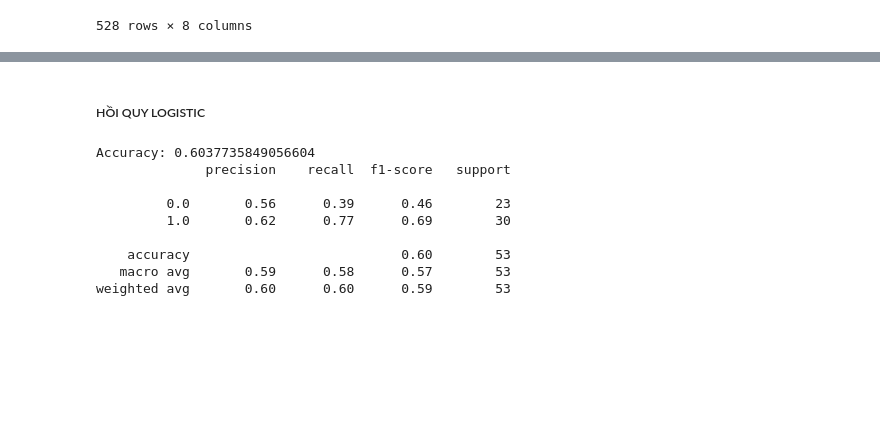
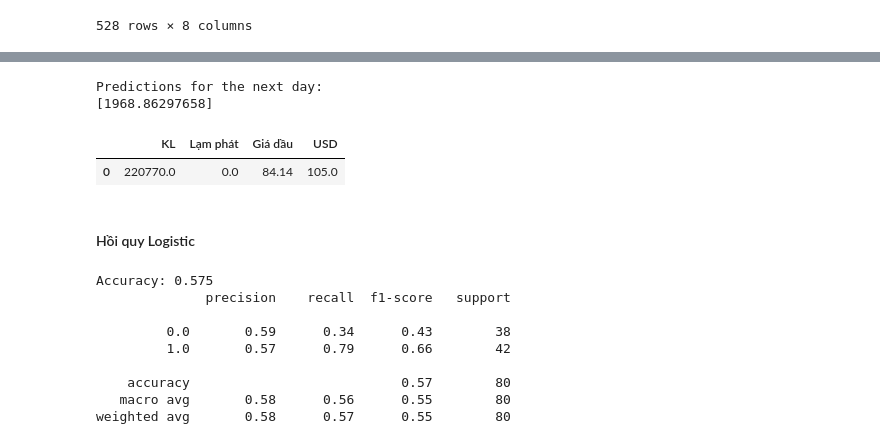
Before and after one commit to ngduylonggg/goldprice_predict, a Jupyter notebook: goldprice_prediction.ipynb, the cells around one changed output, grey strips where cells are left out. Cells and saved outputs as stored; diff of their text form; code cells hidden in the pictures; blank space fills up the shorter version.

Commit message:
long_logistic_final

```diff
--- a/goldprice_prediction.ipynb
+++ b/goldprice_prediction.ipynb
@@ -460,5 +494,43 @@ final_df
+# %%
+import pandas as pd
+from sklearn.linear_model import LinearRegression
+from sklearn.model_selection import train_test_split
+
+# Định nghĩa dữ liệu
+# Tiền xử lý dữ liệu
+# final_df['Lần cuối'] = final_df['Lần cuối'].str.replace(',', '').astype(float)
+features = final_df[['KL', 'Lạm phát',"Giá dầu","USD"]]  # Chỉ lấy các đặc trưng KL, Lạm phát
+
+# Chia dữ liệu thành tập huấn luyện và tập kiểm tra
+X_train, X_test, y_train, y_test = train_test_split(features, final_df['Lần cuối'], test_size=0.15, random_state=41)
+
+# Huấn luyện mô hình hồi quy tuyến tính
+model = LinearRegression()
+model.fit(X_train, y_train)
+
+# Tạo dữ liệu cho ngày tiếp theo (đơn giản chỉ là copy dữ liệu của ngày cuối cùng và tăng dần ngày lên)
+# last_day_data = final_df.iloc[-1][['KL', 'Lạm phát',"Giá dầu","USD"]].values.reshape(1, -1)
+# future_data = pd.DataFrame([last_day_data[0]] * 1, columns=['KL', 'Lạm phát',"Giá dầu","USD"])
+
+last_row = pd.DataFrame(final_df.tail(1))
+last_rowcolumns_to_drop = ["Lần cuối", "Ngày", "Tăng giảm","% Thay đổi"]
+last_row = last_row.drop(columns=last_rowcolumns_to_drop ,axis=1)
+# Dự đoán giá cuối cho ngày tiếp theo
+predictions = model.predict(last_row)
+
+# In ra kết quả dự đoán
+print("Predictions for the next day:")
+print(predictions)
+# %% [output]
+Predictions for the next day:
+[1968.86297658]
+# %%
+last_row
+# %% [output]
+|  | KL | Lạm phát | Giá dầu | USD |
+| 0 | 220770.0 | 0.0 | 84.14 | 105.0 |
 # %% [markdown]
-##### HỒI QUY LOGISTIC
+#### Hồi quy Logistic
 # %%
 from sklearn.model_selection import train_test_split
 from sklearn.linear_model import LogisticRegression
@@ -466,15 +538,15 @@ from sklearn.metrics import accuracy_score, classification_report
 # %%
 #cột Tăng giảm của dataframe result_df gồm các giá trị 0,1. Xây dựng mô hình hồi quy Logistic dựa vào các giá trị của cột KL và % Lạm phát để dự đoán giá trị Tăng giảm.
 # Chuẩn bị dữ liệu
-X = result_df[['KL', 'Lạm phát']]  # Features
-y = result_df['Tăng giảm']  # Target variable
+X = final_df[['KL', 'Lạm phát',"Giá dầu","USD"]]  # Features
+y = final_df['Tăng giảm']  # Target variable
 
 # Tạo DataFrame cho biến đầu vào và biến mục tiêu
-X = result_df[['KL', 'Lạm phát']] # biến đầu vào
-y = result_df['Tăng giảm'] # biến mục tiêu
+X = final_df[['KL', 'Lạm phát',"Giá dầu","USD"]] # biến đầu vào
+y = final_df['Tăng giảm'] # biến mục tiêu
 
 # Chia dữ liệu thành tập huấn luyện và tập kiểm thử
-X_train, X_test, y_train, y_test = train_test_split(X, y, test_size=0.1, random_state=50)
+X_train, X_test, y_train, y_test = train_test_split(X, y, test_size=0.15, random_state=41)
 
 # Xây dựng mô hình hồi quy logistic
 log_reg = LogisticRegression()
@@ -490,12 +562,12 @@ accuracy = accuracy_score(y_test, y_pred)
 print("Accuracy:", accuracy)
 print(classification_report(y_test, y_pred))
 # %% [output]
-Accuracy: 0.6037735849056604
+Accuracy: 0.575
               precision    recall  f1-score   support
 
-         0.0       0.56      0.39      0.46        23
-         1.0       0.62      0.77      0.69        30
+         0.0       0.59      0.34      0.43        38
+         1.0       0.57      0.79      0.66        42
 
-    accuracy                           0.60        53
-   macro avg       0.59      0.58      0.57        53
-weighted avg       0.60      0.60      0.59        53
+    accuracy                           0.57        80
+   macro avg       0.58      0.56      0.55        80
+weighted avg       0.58      0.57      0.55        80
```
Also changed, not shown: parts of 14 cells of this notebook.
